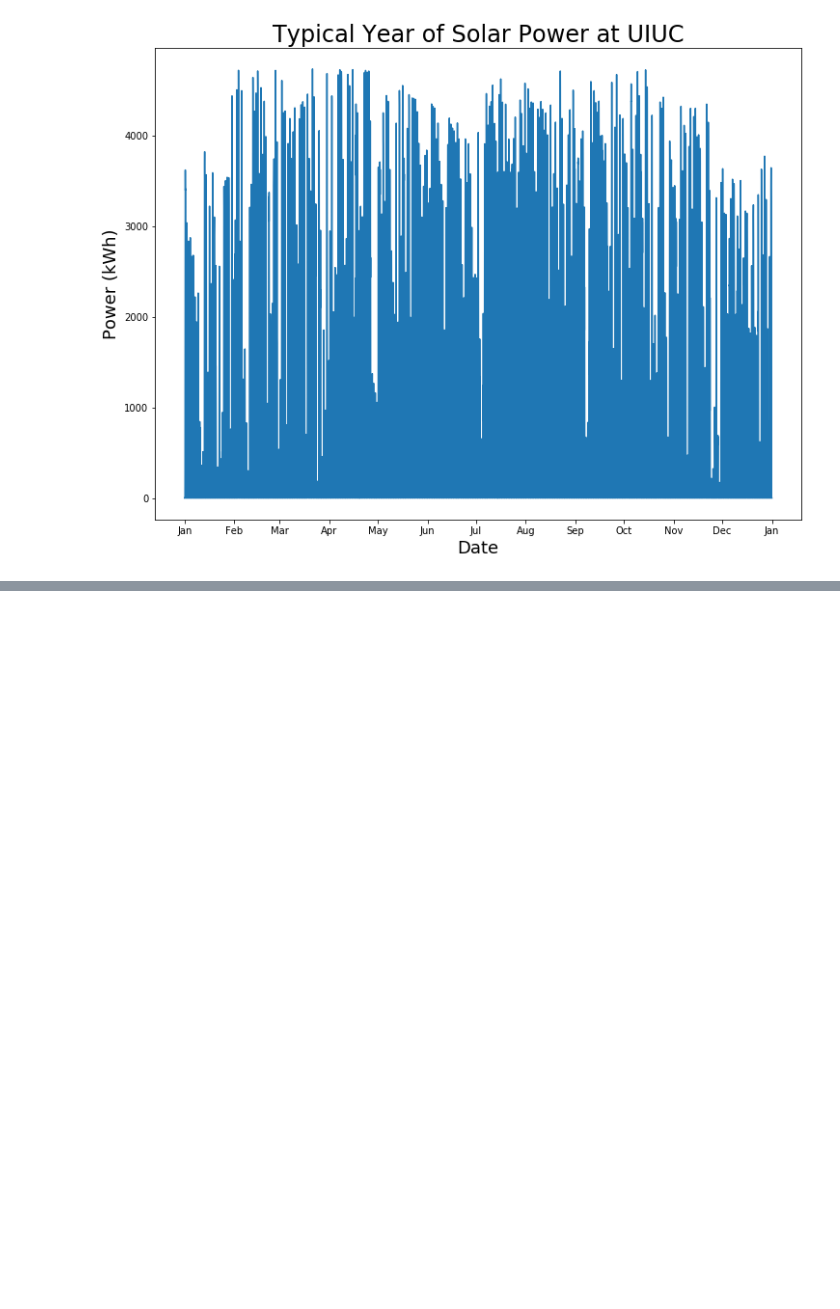
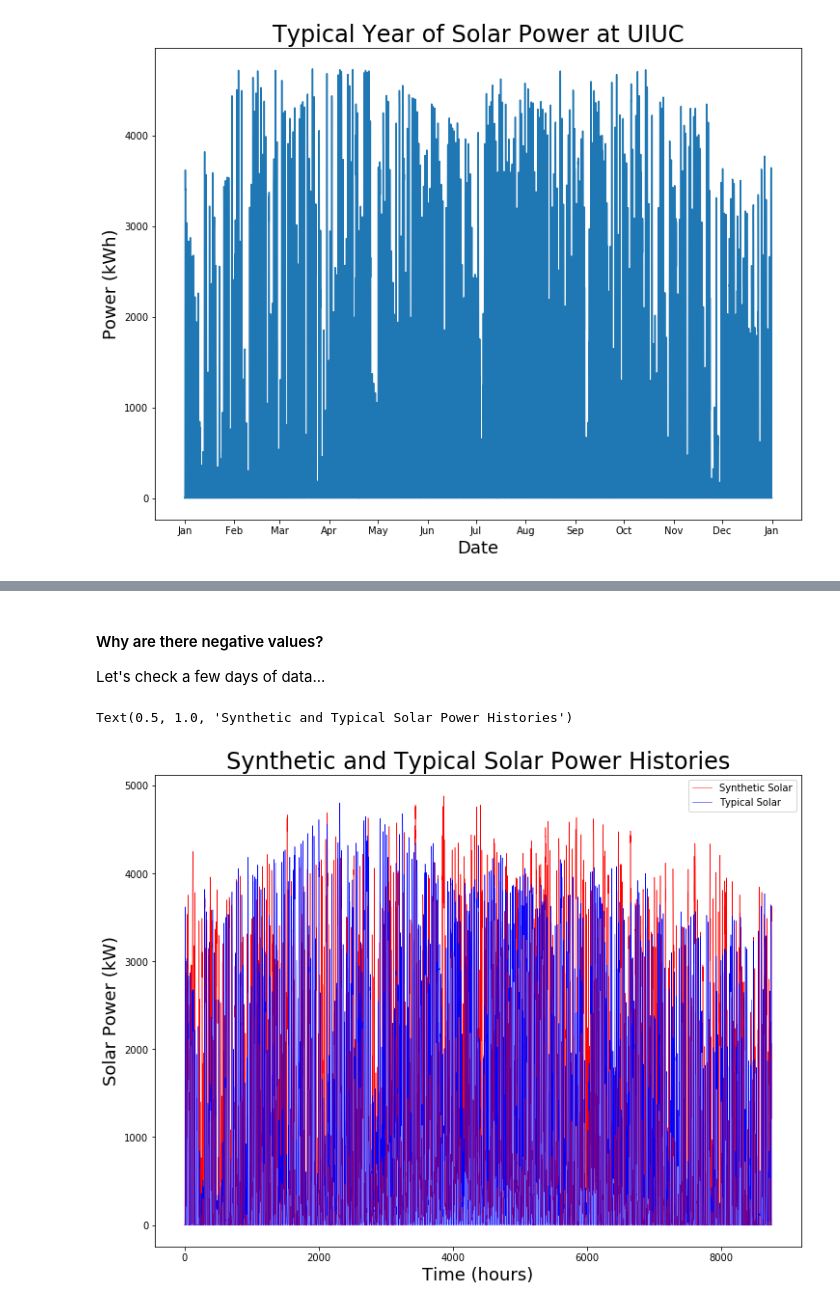
Before and after one commit to arfc/pride, a Jupyter notebook: data_processing/solar_power.ipynb, the cells around one changed output, grey strips where cells are left out. Saved outputs shown, nothing was run; the diff lists cells and outputs as text; code cells hidden in the pictures; blank space fills up the shorter version.

```diff
--- a/data_processing/solar_power.ipynb
+++ b/data_processing/solar_power.ipynb
@@ -437,0 +482,4 @@ plt.show()
+# %% [markdown]
+#### Why are there negative values?
+
+Let's check a few days of data...
@@ -437,0 +490,14 @@ plt.show()
+# %%
+# plot synthetic history
+fig = plt.figure(figsize=(12,9), edgecolor='k', facecolor='w')
+plt.plot(synthetic_history['time'], synthetic_history['power_norm'],
+         color='r',lw = 0.5, label='Synthetic Solar')
+plt.plot(typical_solar['time'], typical_solar['power_norm'],
+         color='b', lw=0.5, label='Typical Solar')
+plt.ylabel("Solar Power (kW)", fontsize=18)
+plt.xlabel("Time (hours)", fontsize=18)
+plt.legend()
+plt.title("Synthetic and Typical Solar Power Histories", fontsize=24)
+# %% [output]
+Text(0.5, 1.0, 'Synthetic and Typical Solar Power Histories')
+[figure, added]
```
Also changed, not shown: parts of 12 cells of this notebook, 1 other file.
